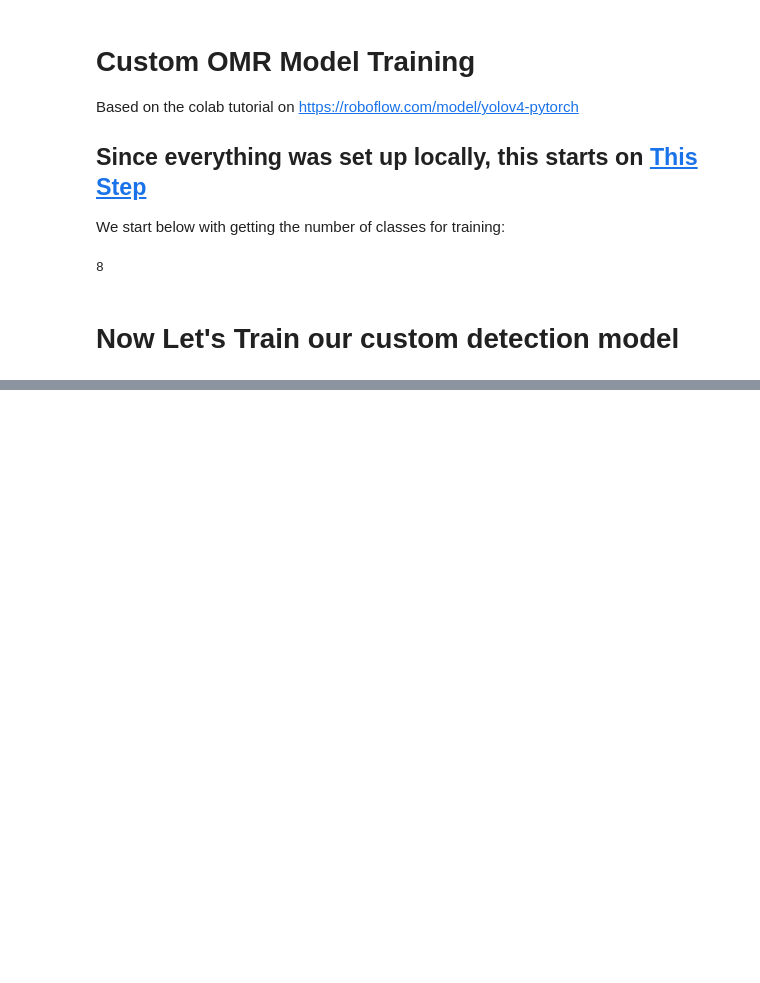
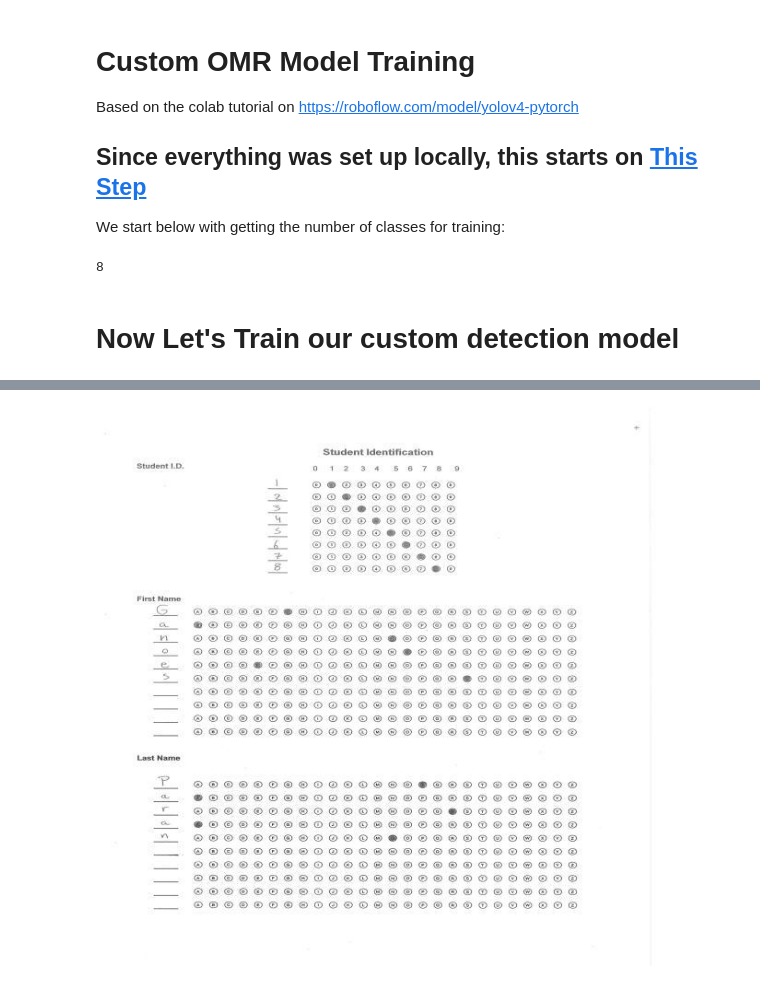
Before and after one commit to UBCO-COSC499-Summer-2024/team-7-capstone-team-7-falcon, a Jupyter notebook: tasks/OMR-tool/model_training/train_OMR_model.ipynb, the cells around one changed output, grey strips where cells are left out. Saved outputs shown, nothing was run; the diff lists cells and outputs as text; code cells hidden in the pictures; blank space fills up the shorter version.

```diff
--- a/tasks/OMR-tool/model_training/train_OMR_model.ipynb
+++ b/tasks/OMR-tool/model_training/train_OMR_model.ipynb
@@ -40,0 +101,6 @@ ImportError: libcudnn.so.8: cannot open shared object file: No such file or dire
+# %%
+#visualize inference
+from IPython.display import Image
+Image('predictions.jpg')
+# %% [output]
+[figure, added]
```
Also changed, not shown: parts of 7 cells of this notebook.
